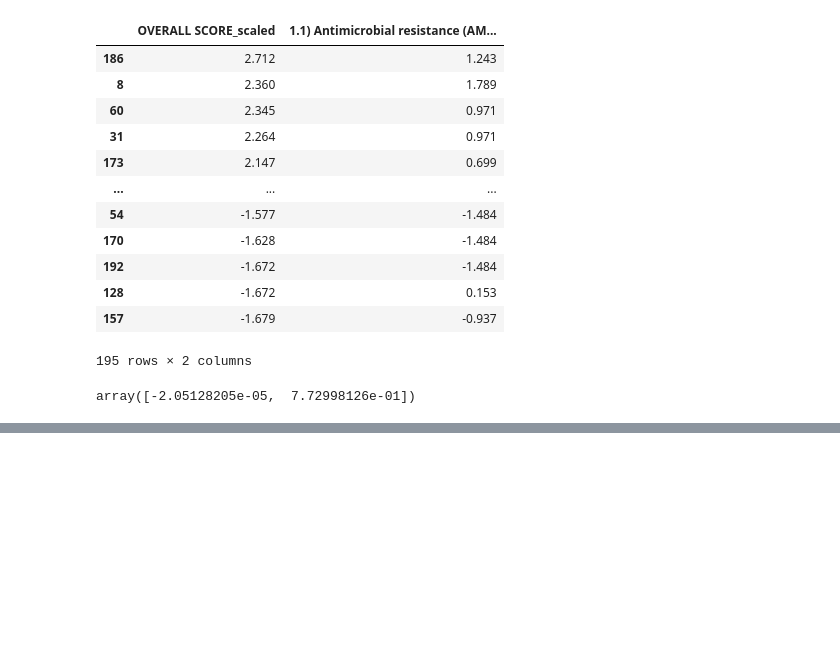
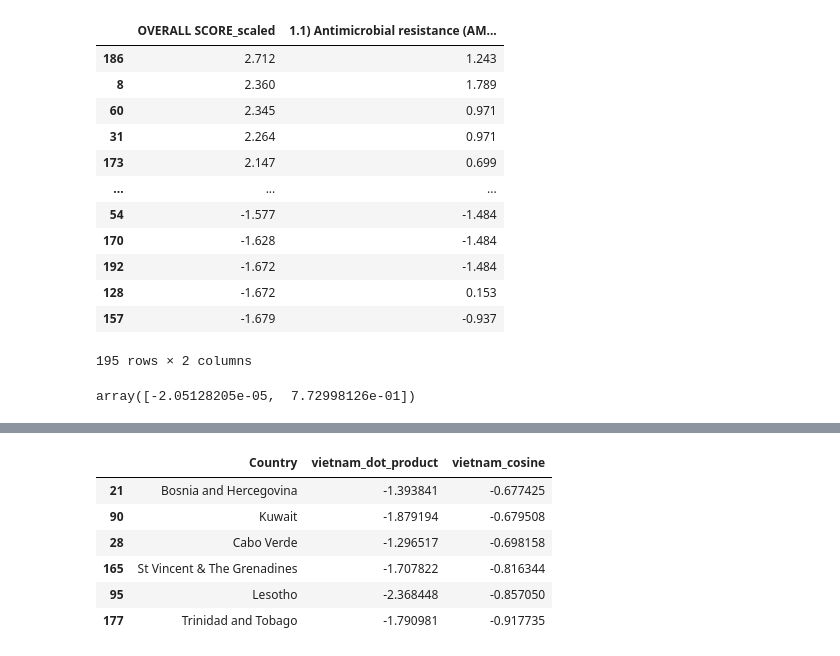
Before and after one commit to RemainingDelta/Care-Compass, a Jupyter notebook: datasets/preprocessed-datasets/DataCleaning_Arthur.ipynb, the cells around one changed output, grey strips where cells are left out. Drawn from its saved outputs; the diff is of its cells as text; code cells hidden in the pictures; blank space fills up the shorter version.

```diff
--- a/datasets/preprocessed-datasets/DataCleaning_Arthur.ipynb
+++ b/datasets/preprocessed-datasets/DataCleaning_Arthur.ipynb
@@ -555,0 +647,10 @@ regression_figure.show()
+# %%
+sorted_df_vietnam.tail(6)
+# %% [output]
+|  | Country | vietnam_dot_product | vietnam_cosine |
+| 21 | Bosnia and Hercegovina | -1.393841 | -0.677425 |
+| 90 | Kuwait | -1.879194 | -0.679508 |
+| 28 | Cabo Verde | -1.296517 | -0.698158 |
+| 165 | St Vincent & The Grenadines | -1.707822 | -0.816344 |
+| 95 | Lesotho | -2.368448 | -0.857050 |
+| 177 | Trinidad and Tobago | -1.790981 | -0.917735 |
```
Also changed, not shown: parts of 5 cells of this notebook.
